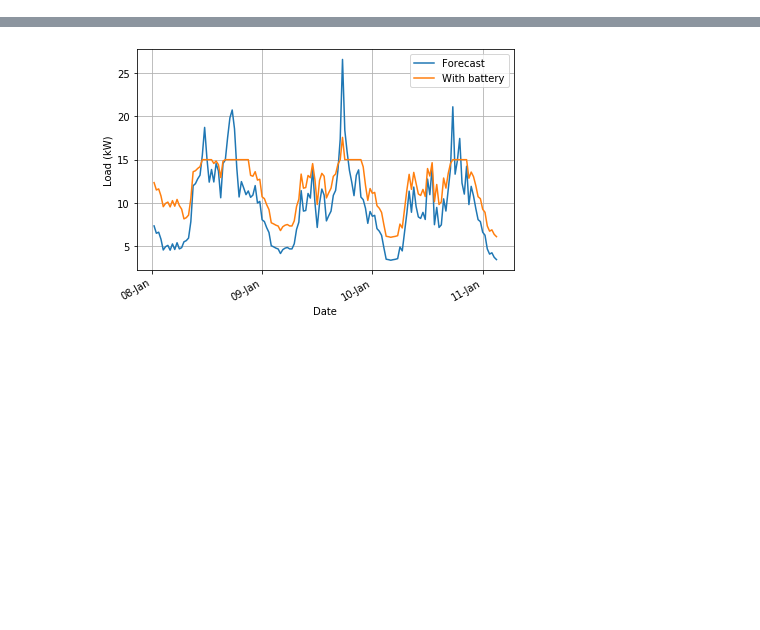
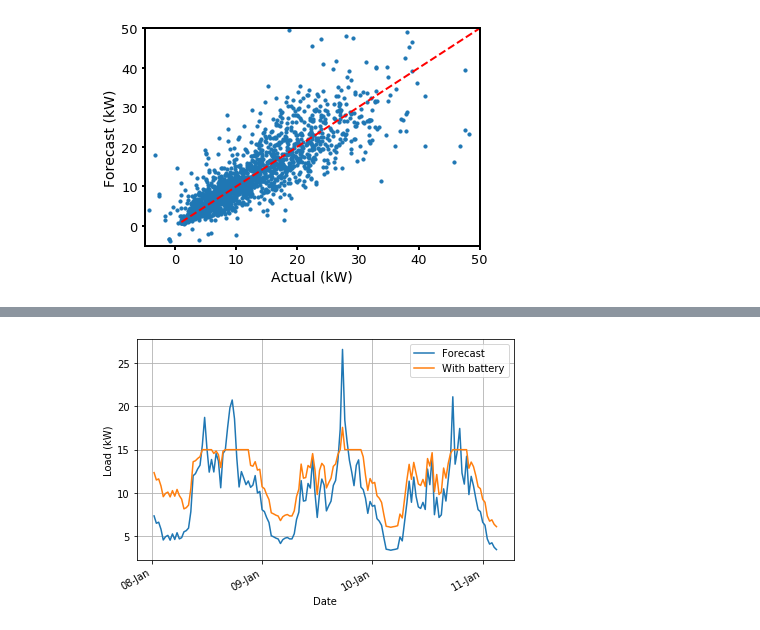
Before and after one commit to stait20/Code, a Jupyter notebook: Fife-data/SetpointController.ipynb, the cells around one changed output, grey strips where cells are left out. Drawn from its saved outputs; the diff is of its cells as text; code cells hidden in the pictures; blank space fills up the shorter version.

```diff
--- a/Fife-data/SetpointController.ipynb
+++ b/Fife-data/SetpointController.ipynb
@@ -11,15 +12,39 @@ df = pd.read_csv("flex_networks.csv")
 df["Timestamp"] = pd.to_datetime(df["Timestamp"], infer_datetime_format=True)
 # %%
 persistanceForecast = []
+realLoads = []
 
 targetColumns = list(df.columns[1:4]) + list(df.columns[5:19]) + list(df.columns[21:22])
 for name in targetColumns:
     df[name + "_7day_pers"] = df[name].shift(336, axis=0)
     persistanceForecast.append(np.split(df[name + "_7day_pers"].values, [7247,8687])[1])
+    realLoads.append(np.split(df[name].values, [7247,8687])[1])
 
 persistanceForecast = np.asarray(persistanceForecast)
-peakLoad = np.amax(persistanceForecast, axis=1)
-triggers = peakLoad / 2
+realLoads = np.asarray(realLoads)
+
+peakLoads = np.loadtxt("../Final/peakLoads.txt")
+triggers = peakLoads * 0.2
 
 
 data = persistanceForecast.reshape(persistanceForecast.shape[0], persistanceForecast.shape[1] // 48, 48)
+realLoads = realLoads.reshape(realLoads.shape[0], realLoads.shape[1] // 48, 48)
+# %%
+my_randoms = random.sample(range(1440*18), 2000)
+plt.scatter((realLoads.flatten())[my_randoms], (persistanceForecast.flatten())[my_randoms],s=10)
+plt.plot([1,60], [1,60], c="r",ls="--",linewidth=2)
+plt.xlabel("Actual (kW)", fontsize = 14)
+plt.ylabel("Forecast (kW)", fontsize = 14)
+ax = plt.gca()
+for axis in ['top','bottom','left','right']:
+  ax.spines[axis].set_linewidth(2)
+# for axis in ['top','right']:
+#   ax.spines[axis].set_linewidth(0)
+ax.tick_params(width=2)
+ax.set_xlim([-5, 50])
+ax.set_ylim([-5, 50])
+plt.yticks(fontsize=13)
+plt.xticks(fontsize=13)
+plt.savefig("persistanceCompare.svg", format='svg', dpi=1500, bbox_inches="tight")
+# %% [output]
+[figure, added]
```
Also changed, not shown: parts of 10 cells of this notebook, 6 other files.
